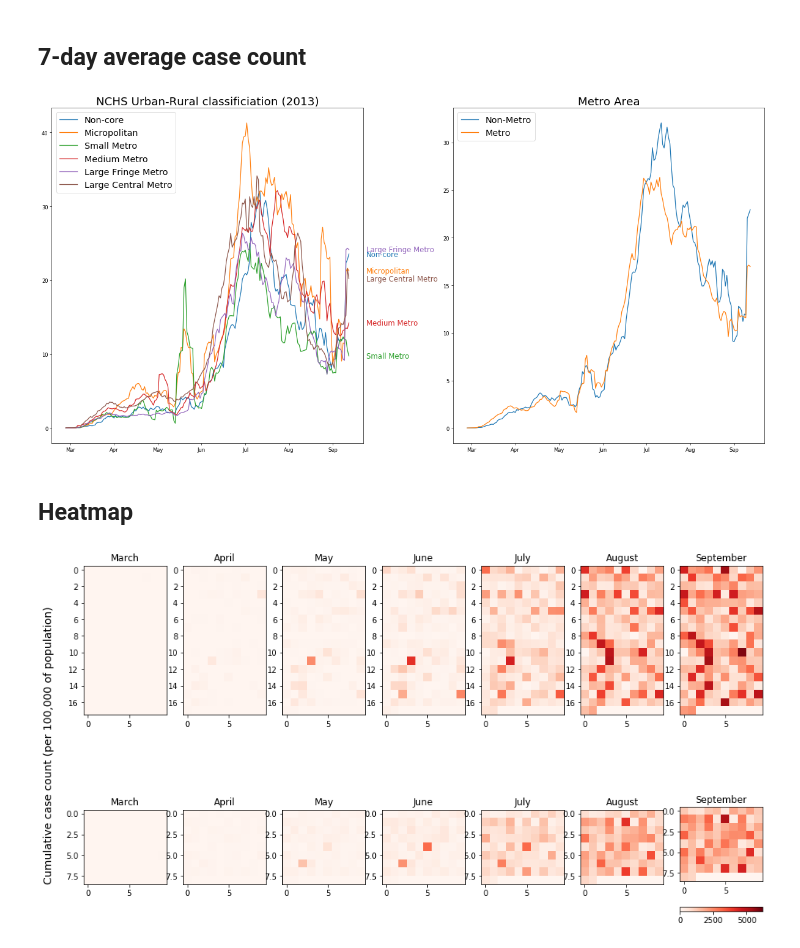
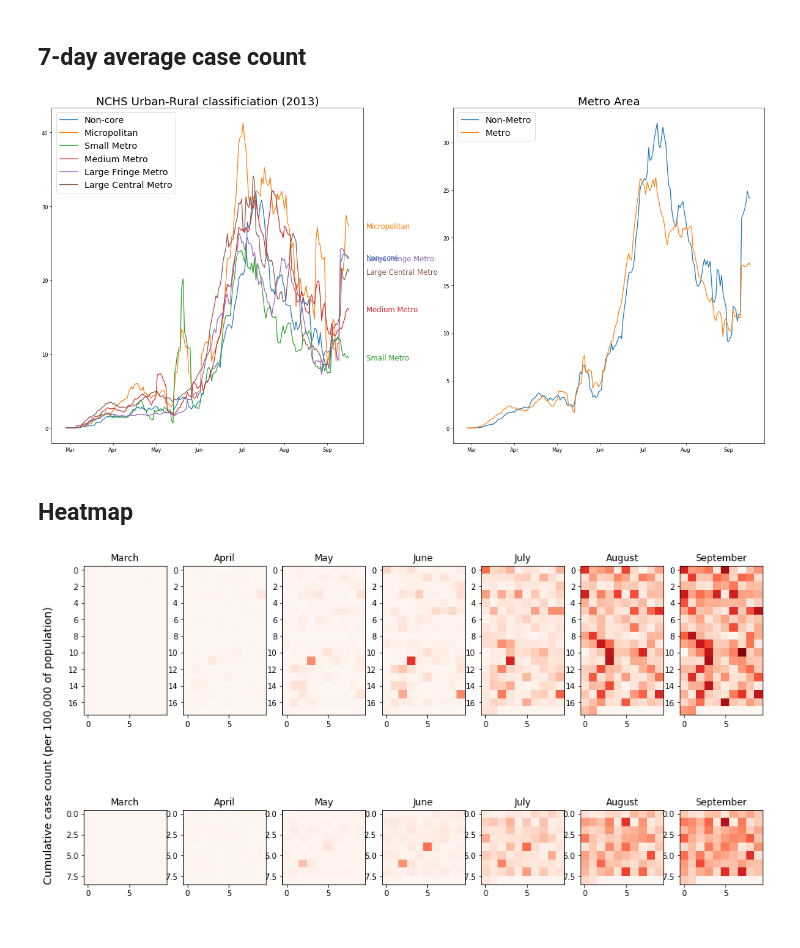
Before and after one commit to Data-Analytics-2020/Hypothesis-Testing-Assignment, a Jupyter notebook: hypothesis_8.ipynb, the cells around one changed output. Saved outputs shown, nothing was run; the diff lists cells and outputs as text; code cells hidden in the pictures.

Commit message:
attempt to do statistical tests + add a scatter-plot for daily cases + refactor

```diff
--- a/hypothesis_8.ipynb
+++ b/hypothesis_8.ipynb
@@ -38,7 +38,8 @@ dates = [datetime.strptime(date, '%m-%d') for date in cases_df.keys()]
 # %%
 pop_url = "https://www2.census.gov/programs-surveys/popest/datasets/2010-2019/counties/totals/co-est2019-alldata.csv"
 pop_df = pd.read_csv(pop_url, engine='python')
-pop_df = pop_df.set_index('CTYNAME')
+pop_df = pop_df.rename(columns={'CTYNAME': 'County Name'})
+pop_df = pop_df.set_index('County Name')
 # filter Texas counties
 pop_df = pop_df[pop_df['STNAME'] == 'Texas']
 # get latest population
@@ -88,7 +109,7 @@ config_subplot(ax2, 'Metro Area', title_size, ticker_count)
 # for label, df in merged_df.groupby('Classification', sort=True):
 metro_cls = ['Non-core', 'Micropolitan', 'Small Metro', 'Medium Metro', 'Large Fringe Metro', 'Large Central Metro']
 for cls in metro_cls:
-    df = merged_df[merged_df['Classification'] == cls].iloc[:,:-2]
+    df = merged_df[merged_df['Classification'] == cls].iloc[:,3:]
     df = df.mean().diff().rolling(window=7).mean()
     #print(df.iloc[:,:-1].max().max())
     ax1.plot(dates, df, label=cls)
@@ -96,7 +117,7 @@ for cls in metro_cls:
 # plotting average values of each metro classification
 metro_types = ['Non-Metro', 'Metro']
 for metro_type in metro_types:
-    df = merged_df[merged_df['MetroArea'] == metro_type].iloc[:,:-2]
+    df = merged_df[merged_df['MetroArea'] == metro_type].iloc[:,3:]
     df = df.mean().diff().rolling(window=7).mean()
     ax2.plot(dates, df, label=metro_type)
 
@@ -114,39 +135,45 @@ for line, name in zip(ax1.lines, metro_cls):
                 size=14, va="center")
 
 fig.tight_layout()
+
+fig.savefig('graphs/hypothesis_8_1.png')
 # %% [output]
-[figure, old version]
+[figure, new version]
 # %% [markdown]
 ## Heatmap
+# %%
+import calendar
+
+avg_month_df = merged_df.iloc[:,:3]
+for month in range(1,12,1):
+    df = merged_df.filter(like='{:02d}-'.format(month))
+    if df.shape[1] > 0:
+        avg_month_df[calendar.month_name[month]] = df.mean(axis=1).values
+# avg_month_df
 # %%
 import numpy as np
-import calendar
 from matplotlib.pyplot import cm
 
 fig_size = 6
 fig2 = plt.figure(figsize=(fig_size*3, fig_size*1.5))
 fig2.suptitle('', fontsize=32)
 fig2.text(0.085, 0.5, "Cumulative case count (per 100,000 of population)", va="center", rotation=90, fontsize=14)
 
 idx = 0
-vmax = merged_df.iloc[:,:-2].max().max()
+vmax = merged_df.iloc[:,3:].max().max()
 for i, metro_type in enumerate(metro_types):
-    for month in range(1,12,1):
-        df = merged_df[merged_df['MetroArea'] == metro_type].iloc[:,:-2]
-        df = df.filter(like='{:02d}-'.format(month))
-        if df.shape[1] > 0:
-            df = df.mean(axis=1).to_numpy(dtype='float')
-            df = np.pad(df, (0,10-df.shape[0]%10), 'constant')
-            df = df.reshape((-1,10))
+    avg_month_type_df = avg_month_df[avg_month_df['MetroArea'] == metro_type].iloc[:,3:]
+    for month in avg_month_type_df:
+        col = avg_month_type_df[month].values
+        col = np.pad(col, (0, 10 - col.shape[0] % 10), 'constant')
+        col = col.reshape((-1,10))
 
-            idx += 1
-            ax = fig2.add_subplot(2, 8, idx)
-            ax.set_title(calendar.month_name[month], fontdict={'fontsize':12})
-            heatmap = ax.imshow(df, cmap=cm.Reds, vmax=vmax)
+        idx += 1
+        ax = fig2.add_subplot(2, 8, idx)
+        ax.set_title(month, fontdict={'fontsize':12})
+        heatmap = ax.imshow(col, cmap=cm.Reds, vmax=vmax)
     idx = 8
 
-fig2.colorbar(heatmap, orientation="horizontal")
-
-fig2.savefig('Hypothesis_8_2.png')
+fig2.savefig('graphs/hypothesis_8_2.png')
 # %% [output]
-[figure, old version]
+[figure, new version]
```
Also changed, not shown: parts of 15 cells of this notebook, 4 other files.
